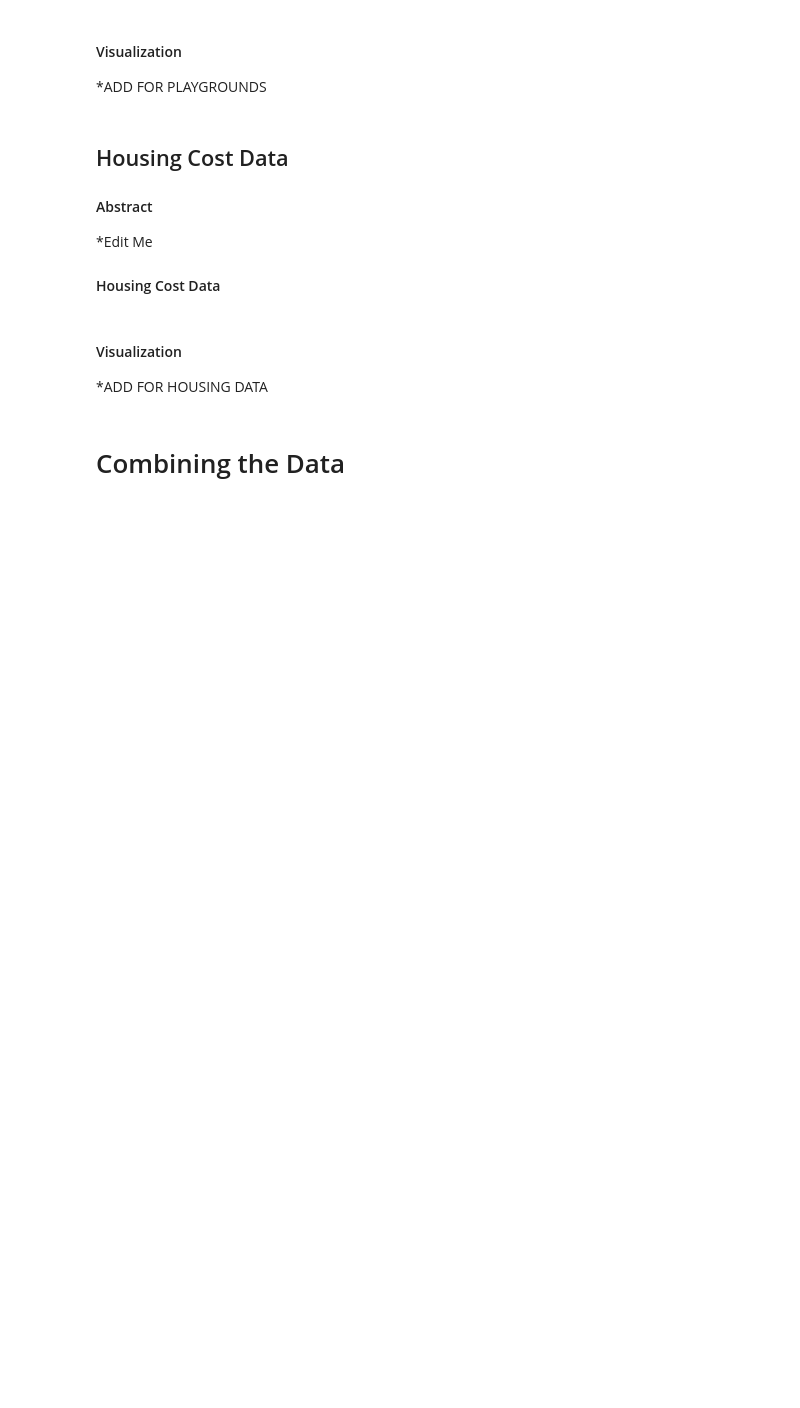
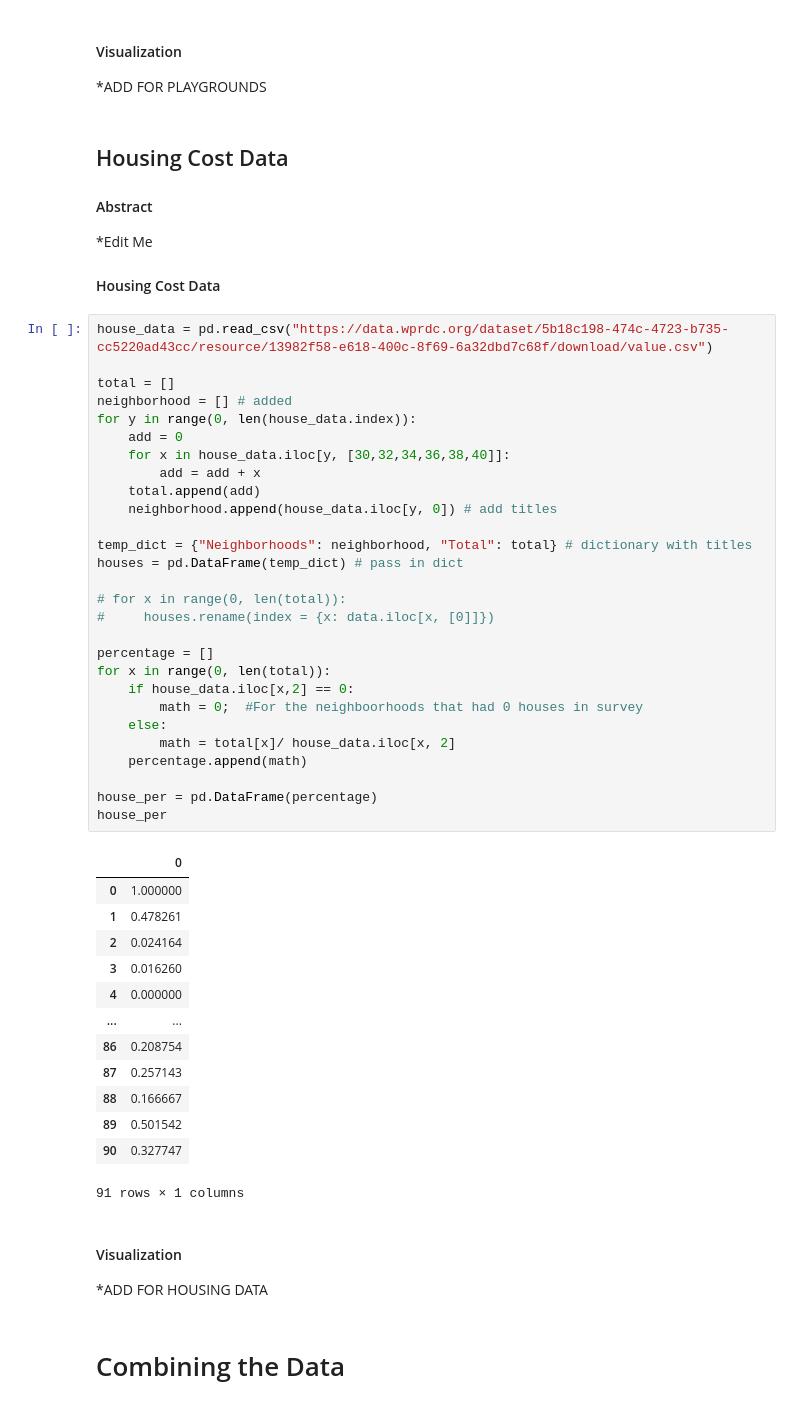
Before and after one commit to sim1029/data-pirates, a Jupyter notebook: Presentation-Notebook.ipynb, the cells around one changed output. Saved outputs shown, nothing was run; the diff lists cells and outputs as text; blank space fills up the shorter version.

```diff
--- a/Presentation-Notebook.ipynb
+++ b/Presentation-Notebook.ipynb
@@ -228,6 +228,48 @@ for neighborhood in playground_scores:
 
 
 #### Housing Cost Data
+# %%
+house_data = pd.read_csv("https://data.wprdc.org/dataset/5b18c198-474c-4723-b735-cc5220ad43cc/resource/13982f58-e618-400c-8f69-6a32dbd7c68f/download/value.csv")
+
+total = []
+neighborhood = [] # added
+for y in range(0, len(house_data.index)):
+    add = 0
+    for x in house_data.iloc[y, [30,32,34,36,38,40]]:
+        add = add + x
+    total.append(add)
+    neighborhood.append(house_data.iloc[y, 0]) # add titles
+
+temp_dict = {"Neighborhoods": neighborhood, "Total": total} # dictionary with titles
+houses = pd.DataFrame(temp_dict) # pass in dict
+
+# for x in range(0, len(total)):
+#     houses.rename(index = {x: data.iloc[x, [0]]})
+
+percentage = []
+for x in range(0, len(total)):
+    if house_data.iloc[x,2] == 0:
+        math = 0;  #For the neighboorhoods that had 0 houses in survey
+    else:
+        math = total[x]/ house_data.iloc[x, 2]
+    percentage.append(math)
+
+house_per = pd.DataFrame(percentage)
+house_per
+# %% [output]
+|  | 0 |
+| 0 | 1.000000 |
+| 1 | 0.478261 |
+| 2 | 0.024164 |
+| 3 | 0.016260 |
+| 4 | 0.000000 |
+| ... | ... |
+| 86 | 0.208754 |
+| 87 | 0.257143 |
+| 88 | 0.166667 |
+| 89 | 0.501542 |
+| 90 | 0.327747 |
+91 rows × 1 columns
 # %% [markdown]
 #### Visualization
 *ADD FOR HOUSING DATA
```
Also changed, not shown: parts of 3 cells of this notebook.
